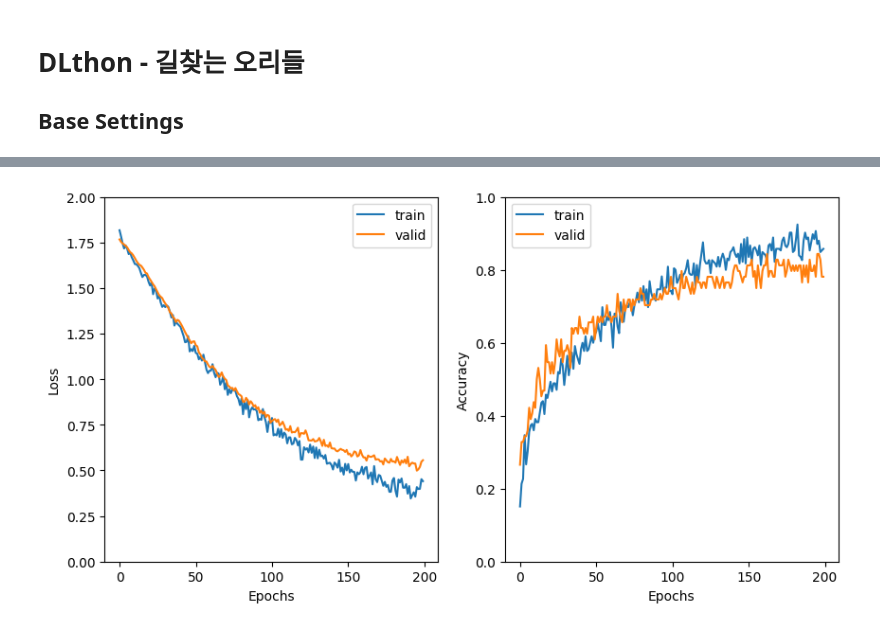
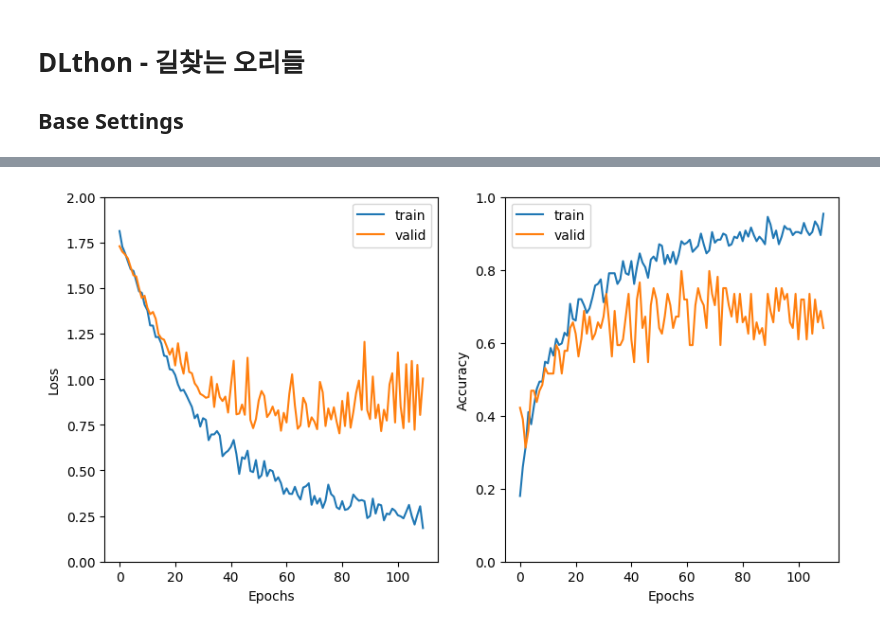
Before and after one commit to FennexFox/dlthon, a Jupyter notebook: model_test_3.ipynb, the cells around one changed output, grey strips where cells are left out. Cells and saved outputs as stored; diff of their text form; code cells hidden in the pictures.

Commit message:
try 'midsize3' top model

```diff
--- a/model_test_3.ipynb
+++ b/model_test_3.ipynb
@@ -20,5 +20,7 @@ E0000 00:00:1737434078.686113  324661 cuda_blas.cc:1418] Unable to register cuBL
 To enable the following instructions: AVX2 AVX_VNNI FMA, in other operations, rebuild TensorFlow with the appropriate compiler flags.
 # %%
 # loading the dataset
-train_dataset, val_dataset, test_dataset = utils.load_unified_datasets("data/data_disruptive_feature_exclusion")
+train_dataset, val_dataset, test_dataset = utils.load_unified_datasets(
+    "data/data_disruptive_feature_exclusion",
+    val_split=0.4,)
 # %% [output]
@@ -29,10 +31,10 @@ I0000 00:00:1737434080.643448  324661 gpu_device.cc:2022] Created device /job:lo
 # %%
 # designing the model
-def eV2L_simple2(): # this can be adjusted to be hyper-tunable
+def eV2L_midsize3(): # this can be adjusted to be hyper-tunable
     inputs = keras.Input(shape=(224, 224, 3))
     x = utils.image_preprocessing_v1()(inputs) # image preprocessing
     x = models_base.EV2L((224, 224, 3))(x, training=False) # pre-trained model
-    x = models_top.simple2()(x) # top model
+    x = models_top.midsize3()(x) # top model
     outputs = layers.Dense(6, activation='softmax', name="classifier")(x)
 
     model = keras.Model(inputs, outputs)
@@ -43,5 +45,5 @@ def eV2L_simple2(): # this can be adjusted to be hyper-tunable
 
     return model
 
-eV2L_simple2().summary()
+eV2L_midsize3().summary()
 # %% [output]
@@ -68,12 +70,12 @@ Model: "functional_2"
  Non-trainable params: 117,746,855 (449.17 MB)
 # %%
 # training the model
-eV2L_simple2_history = eV2L_simple2().fit(
+eV2L_midsize3_history = eV2L_midsize3().fit(
     train_dataset,
     validation_data=val_dataset,
     epochs=200,
     callbacks=[
-        utils.callback_savemodel('eV2L_simple2.keras'),
+        utils.callback_savemodel('eV2L_midsize3.keras'),
         utils.callback_earlystop(30)
     ],
 )
@@ -104,7 +102,7 @@ Epoch 200/200
 # %%
 # visualizing the training process
-utils.plot_history(eV2L_simple2_history, loss_ylim=(0, 2))
+utils.plot_history(eV2L_midsize3_history, loss_ylim=(0, 2))
 # %% [output]
-[figure, old version]
+[figure, new version]
 # %%
 # evaluating the model
```
Also changed, not shown: parts of 25 cells of this notebook.
